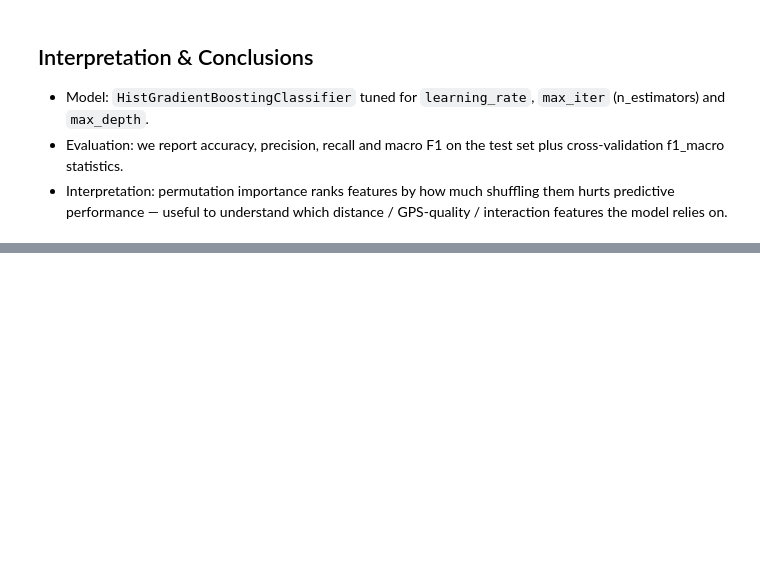
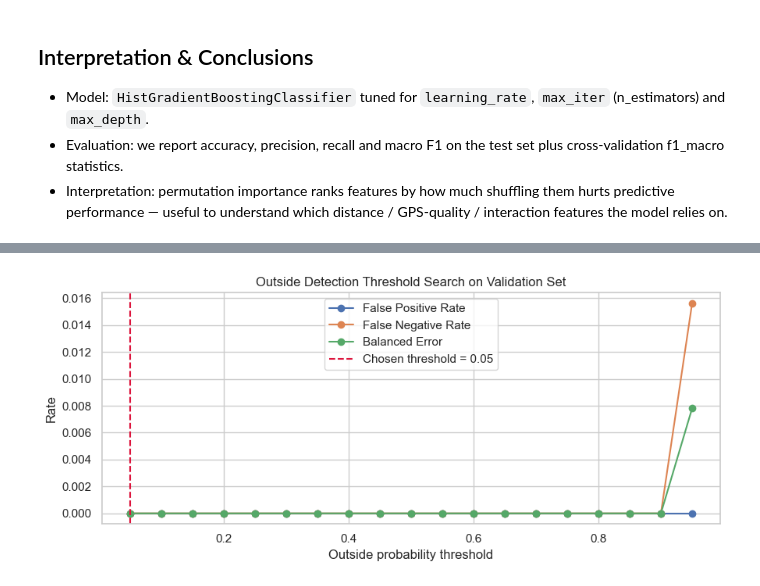
Before and after one commit to kaoutherbensaddek/AmphiLocator-ML, a Jupyter notebook: notebooks/06_GradientBoosting.ipynb, the cells around one changed output, grey strips where cells are left out. Cells and saved outputs as stored; diff of their text form; code cells hidden in the pictures; blank space fills up the shorter version.

```diff
--- a/notebooks/06_GradientBoosting.ipynb
+++ b/notebooks/06_GradientBoosting.ipynb
@@ -467,0 +480,80 @@ else:
+# %%
+outside_class = None
+analysis_df = train.copy()
+
+if "label_enc" not in analysis_df.columns and "y_train" in globals():
+    analysis_df["label_enc"] = y_train.values
+
+if "is_outside" in analysis_df.columns and "label_enc" in analysis_df.columns:
+    outside_class = int(analysis_df.groupby("label_enc")["is_outside"].mean().idxmax())
+
+if outside_class is None:
+    print("Outside-detection analysis skipped: no Outside class available in this notebook run.")
+else:
+    class_list = list(best.classes_)
+
+    if outside_class not in class_list:
+        print("Outside-detection analysis skipped: model was not trained with the Outside class.")
+    else:
+        outside_index = class_list.index(outside_class)
+
+        def outside_probability(model, features):
+            return model.predict_proba(features)[:, outside_index]
+
+        def binary_outside_metrics(y_true, y_prob, threshold):
+            y_true_binary = (y_true == outside_class).astype(int)
+            y_pred_binary = (y_prob >= threshold).astype(int)
+            tn, fp, fn, tp = confusion_matrix(y_true_binary, y_pred_binary, labels=[0, 1]).ravel()
+            fpr = fp / (fp + tn) if (fp + tn) else 0.0
+            fnr = fn / (fn + tp) if (fn + tp) else 0.0
+            precision = tp / (tp + fp) if (tp + fp) else 0.0
+            recall = tp / (tp + fn) if (tp + fn) else 0.0
+            return {
+                "threshold": threshold,
+                "tn": tn,
+                "fp": fp,
+                "fn": fn,
+                "tp": tp,
+                "fpr": fpr,
+                "fnr": fnr,
+                "precision": precision,
+                "recall": recall,
+                "balanced_error": 0.5 * (fpr + fnr),
+            }
+
+        val_features = X_val if X_val is not None else X_test
+        val_target = y_val if y_val is not None else y_test
+        val_outside_prob = outside_probability(best, val_features)
+
+        thresholds = np.round(np.linspace(0.05, 0.95, 19), 2)
+        threshold_rows = [binary_outside_metrics(val_target, val_outside_prob, t) for t in thresholds]
+        threshold_table = pd.DataFrame(threshold_rows).sort_values(["balanced_error", "fnr", "fpr", "threshold"]).reset_index(drop=True)
+
+        best_threshold = float(threshold_table.loc[0, "threshold"])
+        print(f"Chosen outside threshold: {best_threshold:.2f}")
+        display(threshold_table[["threshold", "fpr", "fnr", "precision", "recall", "balanced_error"]])
+
+        fig, ax = plt.subplots(figsize=(9, 4))
+        ax.plot(threshold_table["threshold"], threshold_table["fpr"], marker="o", label="False Positive Rate")
+        ax.plot(threshold_table["threshold"], threshold_table["fnr"], marker="o", label="False Negative Rate")
+        ax.plot(threshold_table["threshold"], threshold_table["balanced_error"], marker="o", label="Balanced Error")
+        ax.axvline(best_threshold, color="crimson", linestyle="--", label=f"Chosen threshold = {best_threshold:.2f}")
+        ax.set_xlabel("Outside probability threshold")
+        ax.set_ylabel("Rate")
+        ax.set_title("Outside Detection Threshold Search on Validation Set")
+        ax.legend()
+        plt.tight_layout()
+        plt.show()
+
+        if X_test is not None and y_test is not None:
+            test_outside_prob = outside_probability(best, X_test)
+            test_metrics = binary_outside_metrics(y_test, test_outside_prob, best_threshold)
+            default_metrics = binary_outside_metrics(y_test, test_outside_prob, 0.50)
+            test_summary = pd.DataFrame([default_metrics, test_metrics], index=["default_0.50", "chosen_threshold"])
+            display(test_summary[["threshold", "fpr", "fnr", "precision", "recall", "balanced_error", "tp", "fp", "tn", "fn"]])
+            print(
+                f"Test outside detection at threshold {best_threshold:.2f}: "
+                f"FPR={test_metrics['fpr']:.4f}, FNR={test_metrics['fnr']:.4f}, "
+                f"Precision={test_metrics['precision']:.4f}, Recall={test_metrics['recall']:.4f}"
+            )
+# %% [output]
@@ -467,0 +578 @@ else:
+[figure, added]
```
Also changed, not shown: parts of 3 cells of this notebook, 15 other files.
